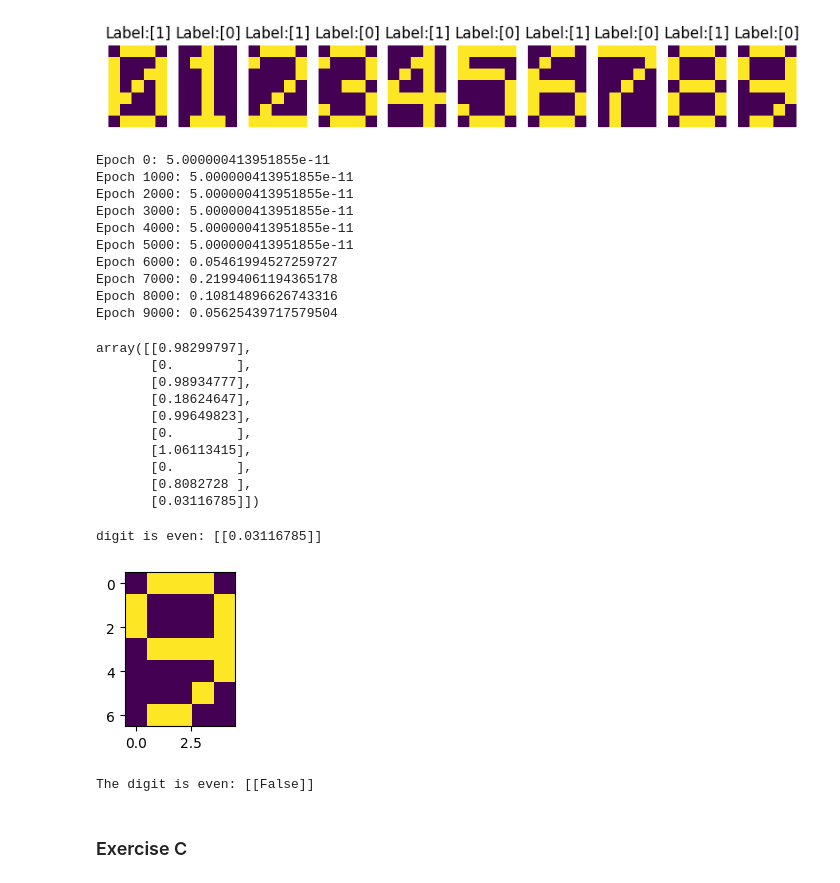
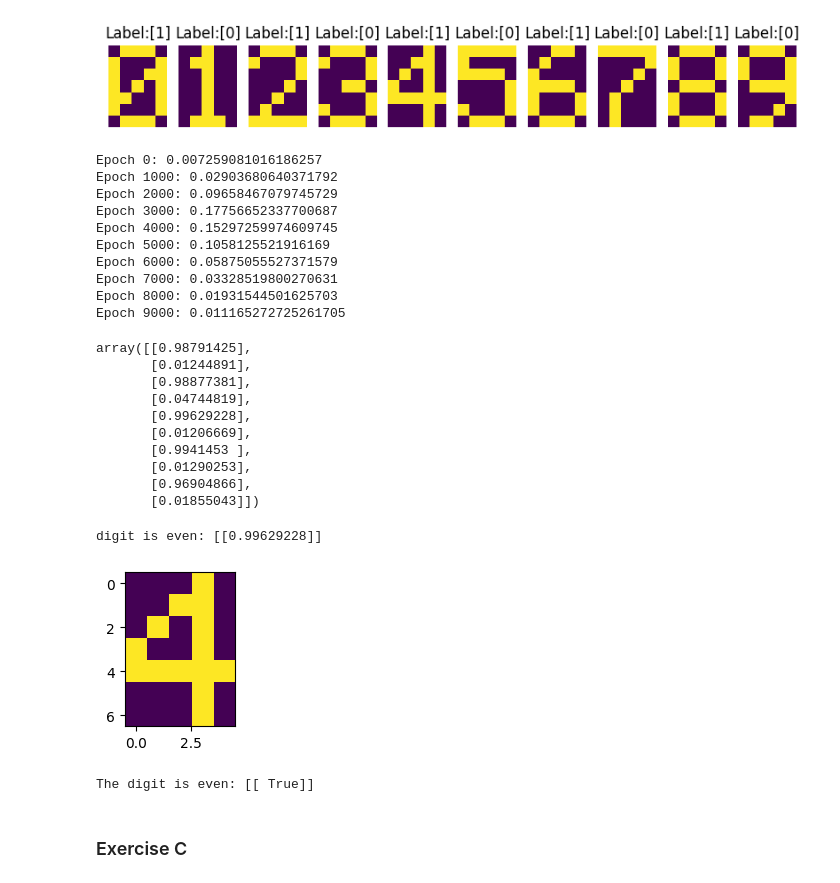
Before and after one commit to tristanff/SIA-TP3, a Jupyter notebook: Exercise3/Multilayer-with-adam.ipynb, the cells around one changed output. Cells and saved outputs as stored; diff of their text form; code cells hidden in the pictures.

```diff
--- a/Exercise3/Multilayer-with-adam.ipynb
+++ b/Exercise3/Multilayer-with-adam.ipynb
@@ -64,7 +64,7 @@ class NeuralNetwork:
         self.epsilon = 1e-8
 
         # Increment the time step
-        self.t =0
+        self.t =1
 
         # Activation function
         self.activation_function = activation_function
@@ -95,11 +95,9 @@ class NeuralNetwork:
                 return self.activation(x, activation_function) * (1 - self.activation(x, activation_function))
             return 1 / (1 + np.exp(-x))
         elif activation_function == 'reLU':
+            if deriv:
+                return 1 * (x > 0)
             return np.maximum(0, x)
-        elif activation_function == 'softmax':
-            """Stable softmax activation function"""
-            e_x = np.exp(x - np.max(x, axis=1, keepdims=True))
-            return e_x / np.sum(e_x, axis=1, keepdims=True)
 
 
     def one_hot_encoding(self, y):
@@ -114,15 +112,12 @@ class NeuralNetwork:
     def feedforward(self, x):
         """Feedforward"""
         # input -> hidden
-        self.z1 = np.dot(x, self.w1) + self.b1 # 10*35 @ 35*10 = 10*10
-        self.a1 = self.activation(self.z1, 'reLU')
-
-
+        self.z1 = np.dot(x, self.w1) + self.b1
+        self.a1 = self.activation(self.z1, self.activation_function)
 
         # hidden -> output
-        self.z2 = np.dot(self.a1, self.w2) + self.b2 # 10*10 @ 10*1 = 10*1
-        self.a2 = self.activation(self.z2, 'reLU') # 10*1
-
+        self.z2 = np.dot(self.a1, self.w2) + self.b2
+        self.a2 = self.activation(self.z2, self.activation_function)
 
         return self.a2
 
@@ -391,43 +386,43 @@ nn_B = NeuralNetwork(input_size, hidden_size, output_size)
 nn_B.train(x, y, learning_rate, epochs)
 nn_B.predict(x)
 # %% [output]
-Epoch 0: 5.000000413951855e-11
-Epoch 1000: 5.000000413951855e-11
-Epoch 2000: 5.000000413951855e-11
-Epoch 3000: 5.000000413951855e-11
-Epoch 4000: 5.000000413951855e-11
-Epoch 5000: 5.000000413951855e-11
-Epoch 6000: 0.05461994527259727
-Epoch 7000: 0.21994061194365178
-Epoch 8000: 0.10814896626743316
-Epoch 9000: 0.05625439717579504
+Epoch 0: 0.007259081016186257
+Epoch 1000: 0.02903680640371792
+Epoch 2000: 0.09658467079745729
+Epoch 3000: 0.17756652337700687
+Epoch 4000: 0.15297259974609745
+Epoch 5000: 0.1058125521916169
+Epoch 6000: 0.05875055527371579
+Epoch 7000: 0.03328519800270631
+Epoch 8000: 0.01931544501625703
+Epoch 9000: 0.011165272725261705
-array([[0.98299797],
-       [0.        ],
-       [0.98934777],
-       [0.18624647],
-       [0.99649823],
-       [0.        ],
-       [1.06113415],
-       [0.        ],
-       [0.8082728 ],
-       [0.03116785]])
+array([[0.98791425],
+       [0.01244891],
+       [0.98877381],
+       [0.04744819],
+       [0.99629228],
+       [0.01206669],
+       [0.9941453 ],
+       [0.01290253],
+       [0.96904866],
+       [0.01855043]])
 # %%
-digit = 9
+digit = 4
 
 plt.figure(figsize=(2,2))
 plt.imshow(np.reshape(data_flattened[digit], (7,5)));
 res = nn_B.predict(data_flattened[digit])
 print('digit is even:', res)
 # %% [output]
-digit is even: [[0.03116785]]
+digit is even: [[0.99629228]]
-[figure, old version]
+[figure, new version]
 # %%
 threshold = 0.5
 res = nn_B.predict(data_flattened[digit])
 is_even = res > threshold
 print(f'The digit is even: {is_even}')
 # %% [output]
-The digit is even: [[False]]
+The digit is even: [[ True]]
 # %% [markdown]
 ### Exercise C
 # %% [markdown]
```
Also changed, not shown: parts of 8 cells of this notebook.
